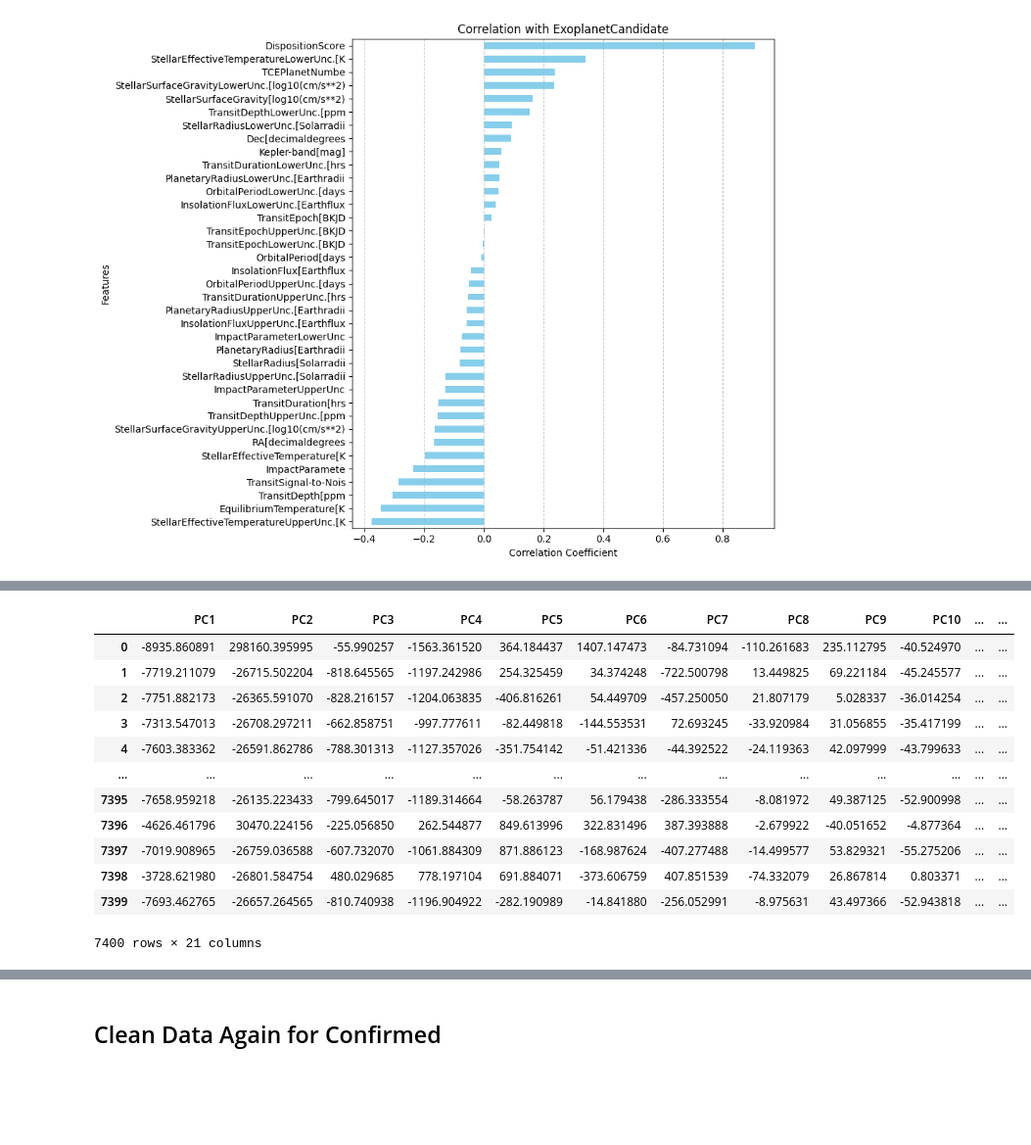
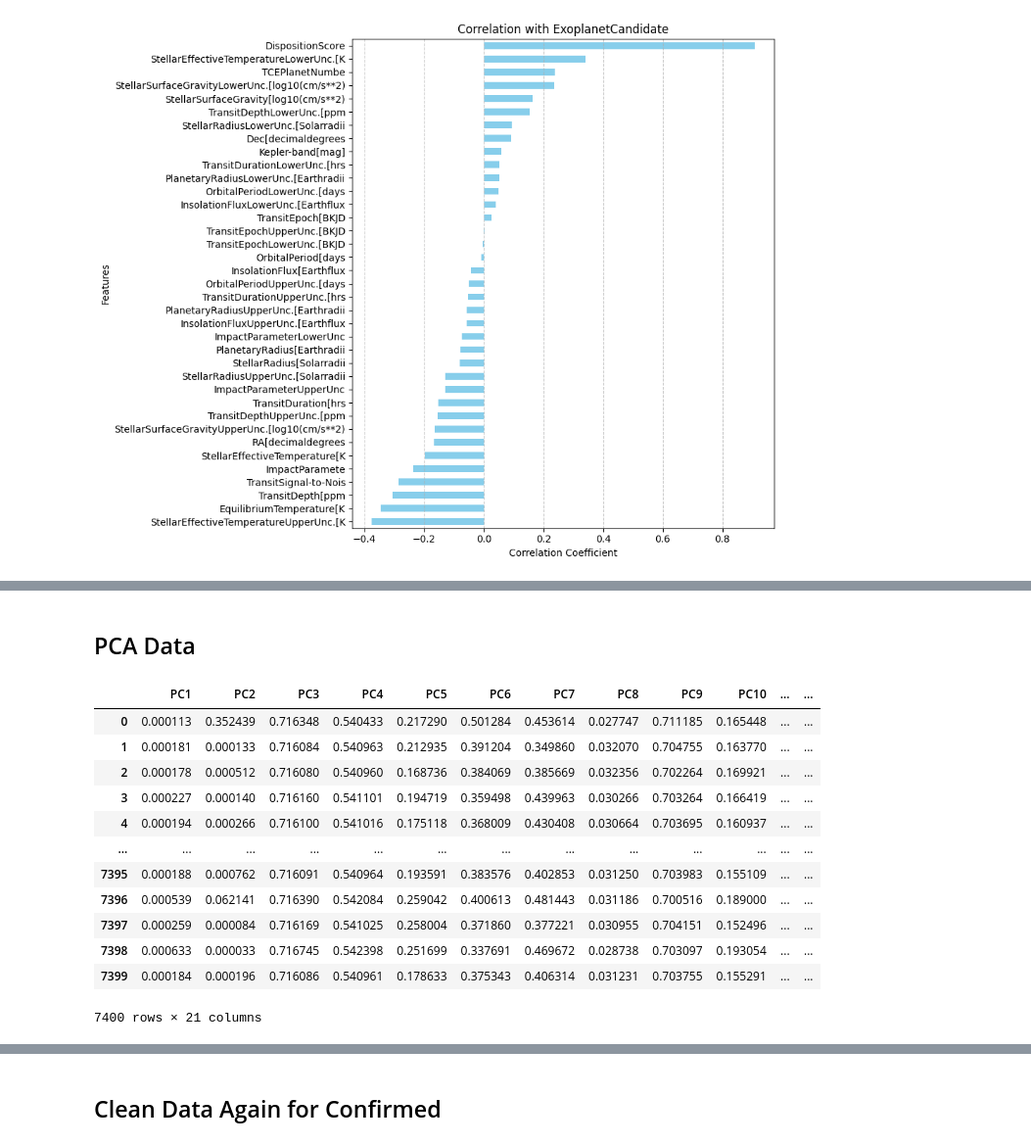
Before and after one commit to eugeneM21/QML-Project, a Jupyter notebook: save-data-as-txt.ipynb, the cells around one changed output, grey strips where cells are left out. Shown at 98% size. Cells and saved outputs as stored; diff of their text form; code cells hidden in the pictures; blank space fills up the shorter version.

```diff
--- a/save-data-as-txt.ipynb
+++ b/save-data-as-txt.ipynb
@@ -161,35 +165,35 @@ combined_sample.to_csv('planet.txt', sep=',', index=False, header=False)
+# %% [markdown]
+## PCA Data
 # %%
 from sklearn.decomposition import PCA
 from sklearn.preprocessing import StandardScaler
 
+df = read_raw_data()
 
 # Separate features and result column
-features = combined_sample.drop(columns=['ExoplanetCandidate'])
-result = combined_sample['ExoplanetCandidate']
+features = df.drop(columns=['ExoplanetCandidate'])
+result = df['ExoplanetCandidate']
 
 # Apply PCA on features only
 pca = PCA(n_components=20)  # Adjust `n_components` as needed
 pca_features = pca.fit_transform(features)
+pca_df = pd.DataFrame(pca_features, columns=[f'PC{i+1}' for i in range(pca.n_components)])
+combined_df = pd.concat([pca_df, result.reset_index(drop=True)], axis=1)
 
-# Convert PCA results to a DataFrame
-pca_df = pd.DataFrame(pca_features, columns=[f'PC{i+1}' for i in range(pca.n_components)])
-
-# Combine the PCA-transformed features with the result column
-final_combined = pd.concat([pca_df, result.reset_index(drop=True)], axis=1)
-
+pca_final = balance_df(combined_df)
 # Display the final DataFrame
-final_combined
+pca_final
 # %% [output]
 |  | PC1 | PC2 | PC3 | PC4 | PC5 | PC6 | PC7 | PC8 | PC9 | PC10 | ... | ... |
-| 0 | -8935.860891 | 298160.395995 | -55.990257 | -1563.361520 | 364.184437 | 1407.147473 | -84.731094 | -110.261683 | 235.112795 | -40.524970 | ... | ... |
-| 1 | -7719.211079 | -26715.502204 | -818.645565 | -1197.242986 | 254.325459 | 34.374248 | -722.500798 | 13.449825 | 69.221184 | -45.245577 | ... | ... |
-| 2 | -7751.882173 | -26365.591070 | -828.216157 | -1204.063835 | -406.816261 | 54.449709 | -457.250050 | 21.807179 | 5.028337 | -36.014254 | ... | ... |
-| 3 | -7313.547013 | -26708.297211 | -662.858751 | -997.777611 | -82.449818 | -144.553531 | 72.693245 | -33.920984 | 31.056855 | -35.417199 | ... | ... |
-| 4 | -7603.383362 | -26591.862786 | -788.301313 | -1127.357026 | -351.754142 | -51.421336 | -44.392522 | -24.119363 | 42.097999 | -43.799633 | ... | ... |
+| 0 | 0.000113 | 0.352439 | 0.716348 | 0.540433 | 0.217290 | 0.501284 | 0.453614 | 0.027747 | 0.711185 | 0.165448 | ... | ... |
+| 1 | 0.000181 | 0.000133 | 0.716084 | 0.540963 | 0.212935 | 0.391204 | 0.349860 | 0.032070 | 0.704755 | 0.163770 | ... | ... |
+| 2 | 0.000178 | 0.000512 | 0.716080 | 0.540960 | 0.168736 | 0.384069 | 0.385669 | 0.032356 | 0.702264 | 0.169921 | ... | ... |
+| 3 | 0.000227 | 0.000140 | 0.716160 | 0.541101 | 0.194719 | 0.359498 | 0.439963 | 0.030266 | 0.703264 | 0.166419 | ... | ... |
+| 4 | 0.000194 | 0.000266 | 0.716100 | 0.541016 | 0.175118 | 0.368009 | 0.430408 | 0.030664 | 0.703695 | 0.160937 | ... | ... |
 | ... | ... | ... | ... | ... | ... | ... | ... | ... | ... | ... | ... | ... |
-| 7395 | -7658.959218 | -26135.223433 | -799.645017 | -1189.314664 | -58.263787 | 56.179438 | -286.333554 | -8.081972 | 49.387125 | -52.900998 | ... | ... |
-| 7396 | -4626.461796 | 30470.224156 | -225.056850 | 262.544877 | 849.613996 | 322.831496 | 387.393888 | -2.679922 | -40.051652 | -4.877364 | ... | ... |
-| 7397 | -7019.908965 | -26759.036588 | -607.732070 | -1061.884309 | 871.886123 | -168.987624 | -407.277488 | -14.499577 | 53.829321 | -55.275206 | ... | ... |
-| 7398 | -3728.621980 | -26801.584754 | 480.029685 | 778.197104 | 691.884071 | -373.606759 | 407.851539 | -74.332079 | 26.867814 | 0.803371 | ... | ... |
-| 7399 | -7693.462765 | -26657.264565 | -810.740938 | -1196.904922 | -282.190989 | -14.841880 | -256.052991 | -8.975631 | 43.497366 | -52.943818 | ... | ... |
+| 7395 | 0.000188 | 0.000762 | 0.716091 | 0.540964 | 0.193591 | 0.383576 | 0.402853 | 0.031250 | 0.703983 | 0.155109 | ... | ... |
+| 7396 | 0.000539 | 0.062141 | 0.716390 | 0.542084 | 0.259042 | 0.400613 | 0.481443 | 0.031186 | 0.700516 | 0.189000 | ... | ... |
+| 7397 | 0.000259 | 0.000084 | 0.716169 | 0.541025 | 0.258004 | 0.371860 | 0.377221 | 0.030955 | 0.704151 | 0.152496 | ... | ... |
+| 7398 | 0.000633 | 0.000033 | 0.716745 | 0.542398 | 0.251699 | 0.337691 | 0.469672 | 0.028738 | 0.703097 | 0.193054 | ... | ... |
+| 7399 | 0.000184 | 0.000196 | 0.716086 | 0.540961 | 0.178633 | 0.375343 | 0.406314 | 0.031231 | 0.703755 | 0.155291 | ... | ... |
 7400 rows × 21 columns
```
Also changed, not shown: parts of 11 cells of this notebook, 19 other files.
